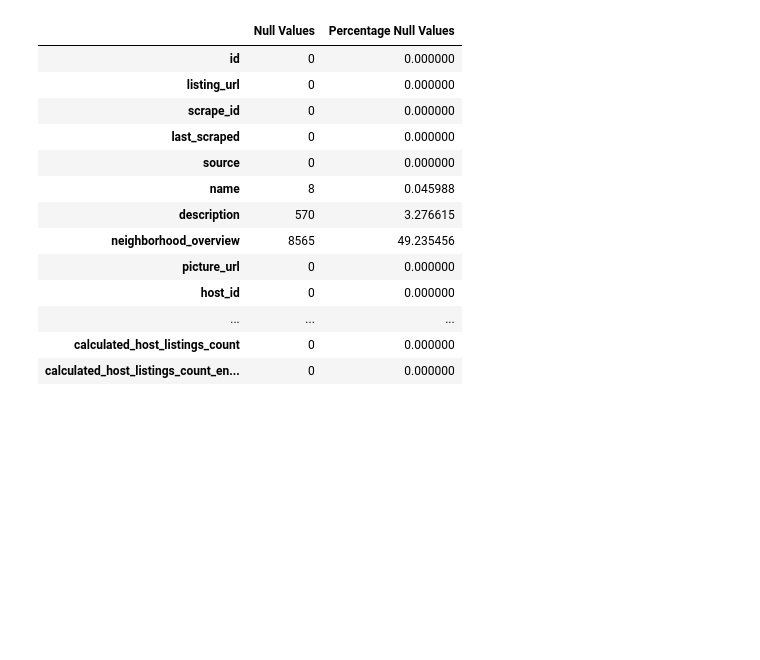
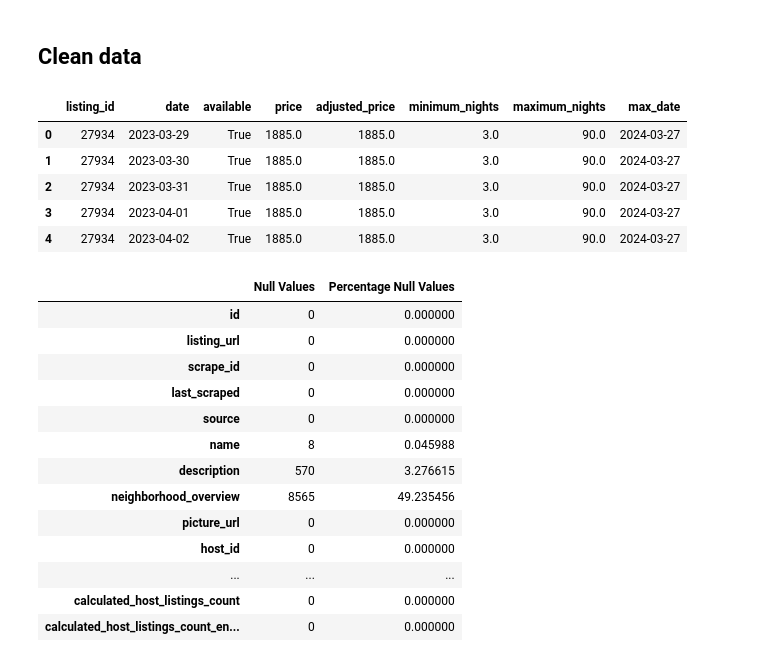
Before and after one commit to sitsawek/data-science-project, a Jupyter notebook: dynamic_pricing_airbnb_bankok.ipynb, the cells around one changed output. Drawn from its saved outputs; the diff is of its cells as text; code cells hidden in the pictures; blank space fills up the shorter version.

Commit message:
combine data and look at trend behavior

```diff
--- a/dynamic_pricing_airbnb_bankok.ipynb
+++ b/dynamic_pricing_airbnb_bankok.ipynb
@@ -69,0 +56,2 @@ df_final = pd.concat([df_calendar, df_cal_28dec22], axis=0)
+# %% [markdown]
+## Clean data
@@ -70,3 +70,29 @@ df_final = pd.concat([df_calendar, df_cal_28dec22], axis=0)
+# %%
+def clean_price(data):
+    try:
+        return float(data.replace('$','').replace(',',''))
+    except:
+        return float(data)
+# %%
+df_final = pd.read_csv('/Users/macintosh/desktop/dataset/airbnb_bangkok_data/df_append.csv')
+
+df_final = df_final[~df_final.sort_values(by='max_date', ascending=False).duplicated(subset=['listing_id', 'date'])]
+
+df_final['available'] = df_final.available.apply(lambda x: False if x == 'f' else True)
+df_final['price'] = df_final.price.apply(lambda x: clean_price(x))
+df_final['adjusted_price'] = df_final.adjusted_price.apply(lambda x: clean_price(x))
+# %%
+# df_final = df_final.reset_index().drop(columns=['index', 'Unnamed: 0'])
+# df_final = df_final.drop(columns=['level_0'])
+df_final.head()
+# 12698678
+# %% [output]
+|  | listing_id | date | available | price | adjusted_price | minimum_nights | maximum_nights | max_date |
+| 0 | 27934 | 2023-03-29 | True | 1885.0 | 1885.0 | 3.0 | 90.0 | 2024-03-27 |
+| 1 | 27934 | 2023-03-30 | True | 1885.0 | 1885.0 | 3.0 | 90.0 | 2024-03-27 |
+| 2 | 27934 | 2023-03-31 | True | 1885.0 | 1885.0 | 3.0 | 90.0 | 2024-03-27 |
+| 3 | 27934 | 2023-04-01 | True | 1885.0 | 1885.0 | 3.0 | 90.0 | 2024-03-27 |
+| 4 | 27934 | 2023-04-02 | True | 1885.0 | 1885.0 | 3.0 | 90.0 | 2024-03-27 |
 # %%
 null = pd.DataFrame({'Null Values': df_listing2.isna().sum(), 'Percentage Null Values': (df_listing2.isna().sum()/df_listing2.shape[0])*100})
 null
```
Also changed, not shown: parts of 14 cells of this notebook.
